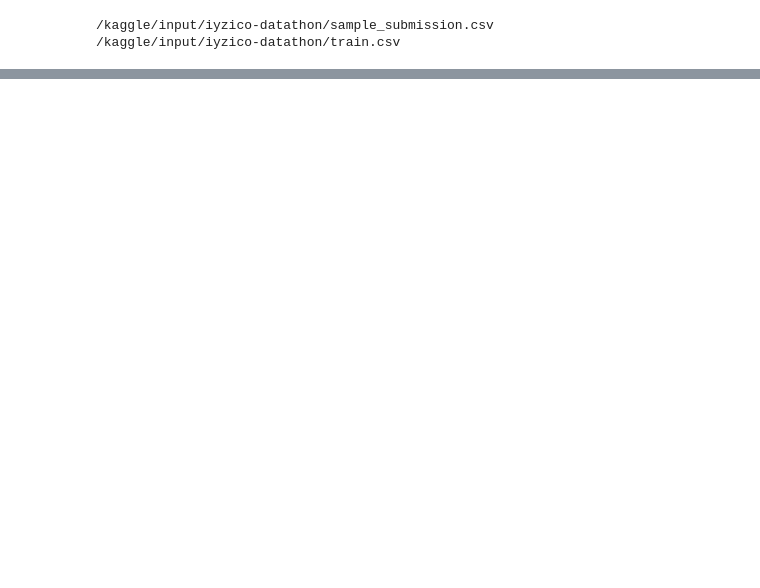
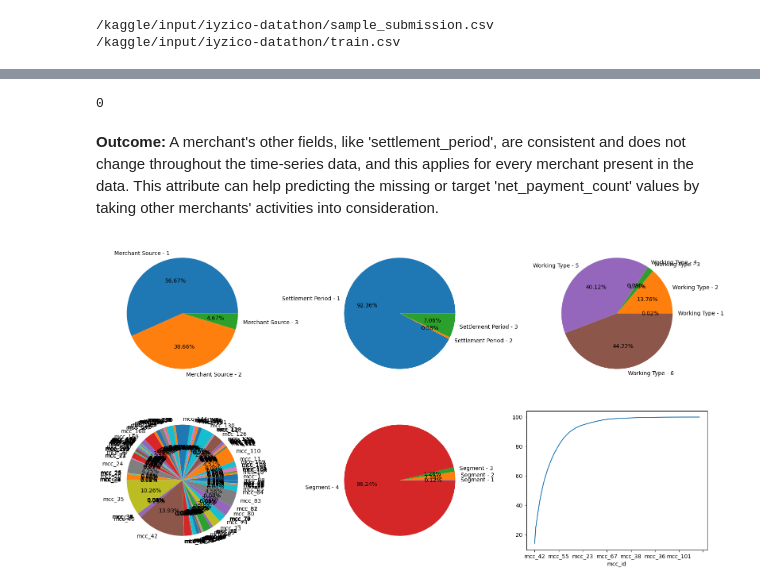
Before and after one commit to mertcan-basut/kaggle-competitions, a Jupyter notebook: iyzico-datathon.ipynb, the cells around one changed output, grey strips where cells are left out. Drawn from its saved outputs; the diff is of its cells as text; code cells hidden in the pictures; blank space fills up the shorter version.

Commit message:
Kaggle Notebook | iyzico Datathon | Version 3

```diff
--- a/iyzico-datathon.ipynb
+++ b/iyzico-datathon.ipynb
@@ -29,3 +41,16 @@ for dirname, _, filenames in os.walk('/kaggle/input'):
 # TODO: Visualize model performance according to MAE with examples
 # TODO: Train the model with the whole data and submit predictions for the target data (Q4) in the right format
 # TODO: Also try a rather simple solution such as moving average or spline extrapolation and compare results
+# %%
+# Load in the data and the target data
+data = pd.read_csv("/kaggle/input/iyzico-datathon/train.csv")
+target_data = pd.read_csv("/kaggle/input/iyzico-datathon/sample_submission.csv")
+
+# convert dates into sequential integers
+dates = sorted(data["month_id"].unique())
+DATES_MAP = {date: i for i, date in enumerate(dates)}
+data["date"] = data["month_id"].map(DATES_MAP)
+
+merchants = data["merchant_id"].unique()
+
+data.head()
@@ -31,0 +97,23 @@ for dirname, _, filenames in os.walk('/kaggle/input'):
+# %%
+# Check if all merchants always preserves their other features consistently throughout the time period
+(~data.drop(columns=["month_id", "net_payment_count"]).groupby("merchant_id").apply(lambda group: (group.apply(pd.Series.nunique, axis=0) == 1).all())).sum()
+# %% [output]
+0
+# %% [markdown]
+**Outcome:** A merchant's other fields, like 'settlement_period', are consistent and does not change throughout the time-series data, and this applies for every merchant present in the data. This attribute can help predicting the missing or target 'net_payment_count' values by taking other merchants' activities into consideration.
+# %%
+categorical_columns = data.select_dtypes(include='object').drop(columns=["merchant_id"]).columns
+fig = plt.figure(figsize=(20, 10))
+for i, col in enumerate(categorical_columns):
+    ax = fig.add_subplot(2, 3, i+1)
+    data.groupby(col).size().plot(kind='pie', autopct='%.2f%%', ax=ax)
+
+i += 1
+ax = fig.add_subplot(2, 3, i+1)
+df = data.groupby("mcc_id").size().sort_values(ascending=False)
+df = (df / df.sum() * 100)
+df.cumsum().plot(ax=ax)
+
+plt.show()
+# %% [output]
+[figure, added]
```
Also changed, not shown: parts of 38 cells of this notebook.
